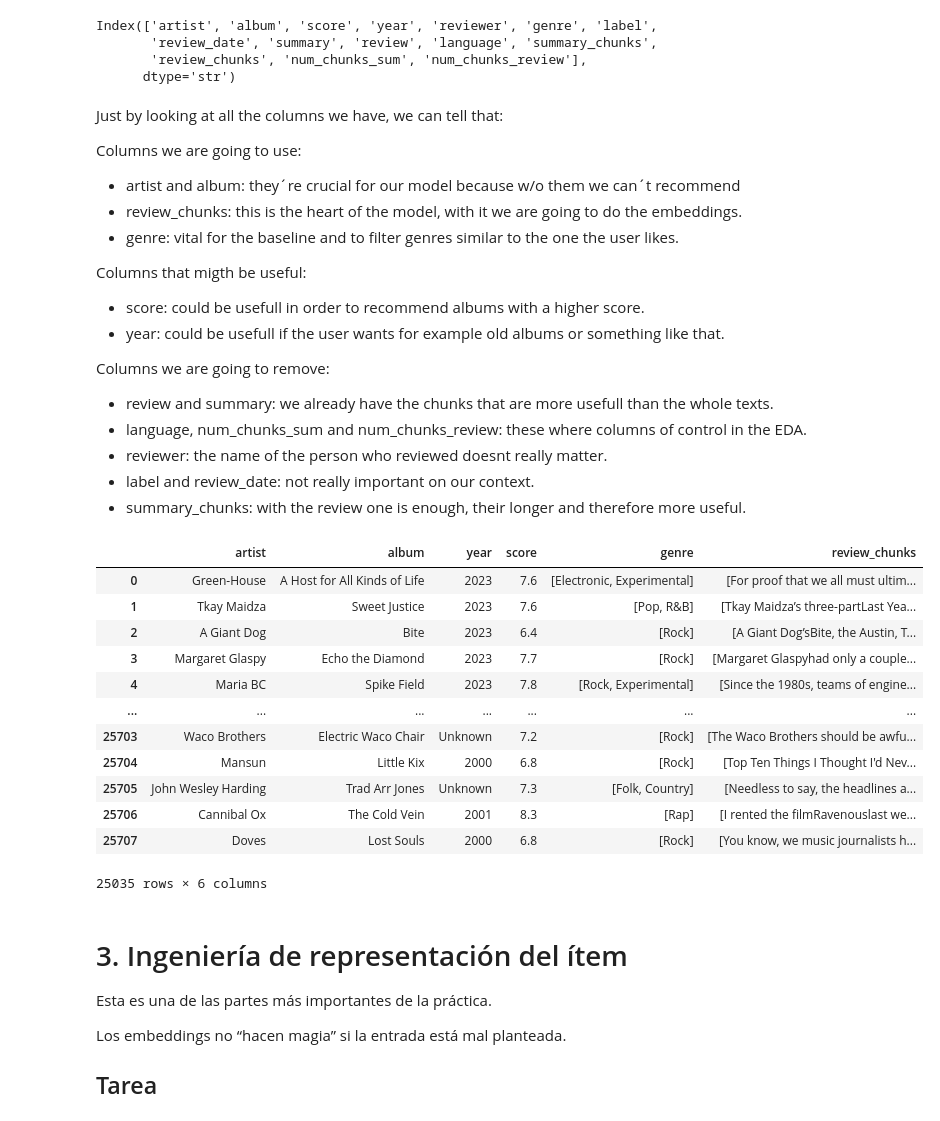
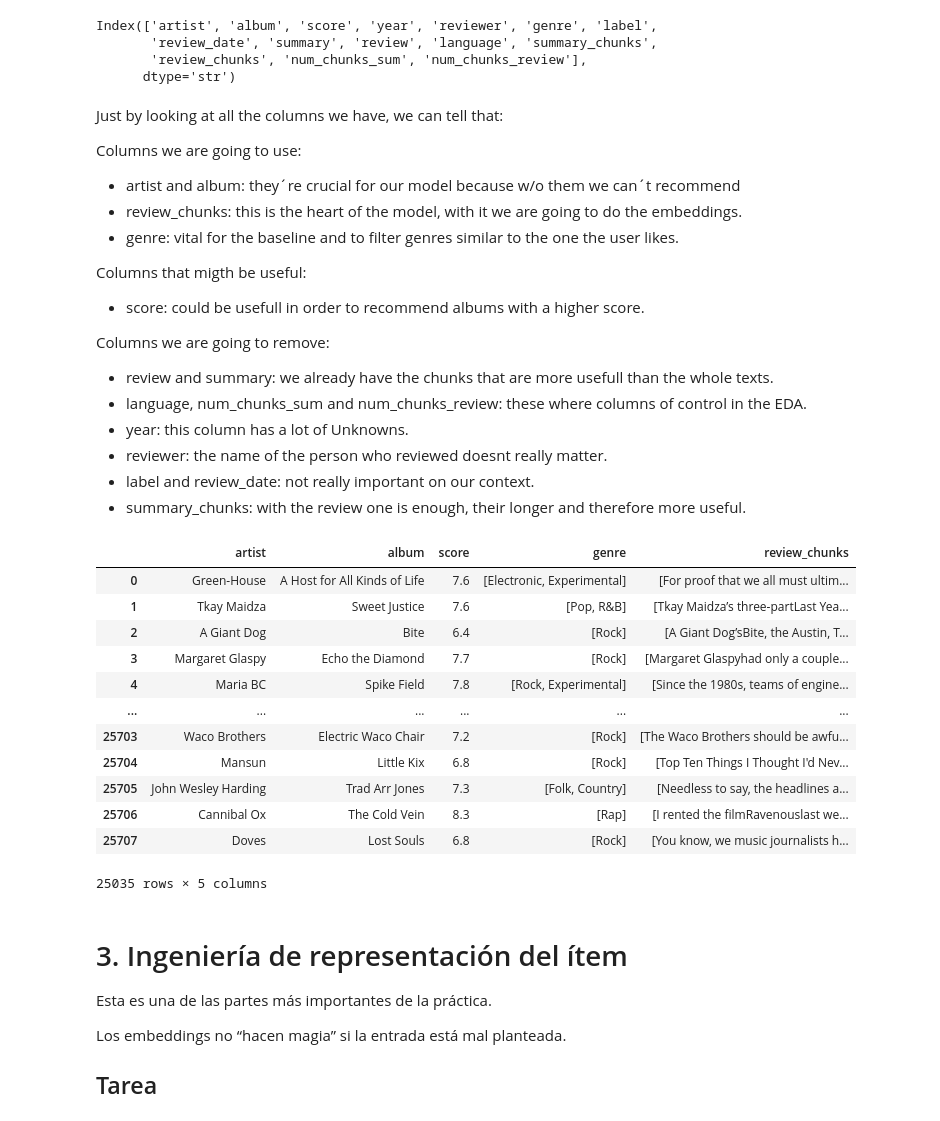
Before and after one commit to carlotaprosper/Music-Recommendator, a Jupyter notebook: enunciado_practica_recomendador_embeddings_modernos.ipynb, the cells around one changed output. Cells and saved outputs as stored; diff of their text form; code cells hidden in the pictures.

Commit message:
final engineer

```diff
--- a/enunciado_practica_recomendador_embeddings_modernos.ipynb
+++ b/enunciado_practica_recomendador_embeddings_modernos.ipynb
@@ -676,31 +675,31 @@ Columns we are going to use:
 
 Columns that migth be useful:
 - score: could be usefull in order to recommend albums with a higher score.
-- year: could be usefull if the user wants for example old albums or something like that.
 
 Columns we are going to remove:
 - review and summary: we already have the chunks that are more usefull than the whole texts.
 - language, num_chunks_sum and num_chunks_review: these where columns of control in the EDA.
+- year: this column has a lot of Unknowns.
 - reviewer: the name of the person who reviewed doesnt really matter.
 - label and review_date: not really important on our context.
 - summary_chunks: with the review one is enough, their longer and therefore more useful.
 # %%
-music_final = music[['artist', 'album', 'year', 'score', 'genre', 'review_chunks']].copy()
+music_final = music[['artist', 'album', 'score', 'genre', 'review_chunks']].copy()
 display(music_final.sort_index(ascending=True))
 # %% [output]
-|  | artist | album | year | score | genre | review_chunks |
-| 0 | Green-House | A Host for All Kinds of Life | 2023 | 7.6 | [Electronic, Experimental] | [For proof that we all must ultim... |
-| 1 | Tkay Maidza | Sweet Justice | 2023 | 7.6 | [Pop, R&B] | [Tkay Maidza’s three-partLast Yea... |
-| 2 | A Giant Dog | Bite | 2023 | 6.4 | [Rock] | [A Giant Dog’sBite, the Austin, T... |
-| 3 | Margaret Glaspy | Echo the Diamond | 2023 | 7.7 | [Rock] | [Margaret Glaspyhad only a couple... |
-| 4 | Maria BC | Spike Field | 2023 | 7.8 | [Rock, Experimental] | [Since the 1980s, teams of engine... |
-| ... | ... | ... | ... | ... | ... | ... |
-| 25703 | Waco Brothers | Electric Waco Chair | Unknown | 7.2 | [Rock] | [The Waco Brothers should be awfu... |
-| 25704 | Mansun | Little Kix | 2000 | 6.8 | [Rock] | [Top Ten Things I Thought I'd Nev... |
-| 25705 | John Wesley Harding | Trad Arr Jones | Unknown | 7.3 | [Folk, Country] | [Needless to say, the headlines a... |
-| 25706 | Cannibal Ox | The Cold Vein | 2001 | 8.3 | [Rap] | [I rented the filmRavenouslast we... |
-| 25707 | Doves | Lost Souls | 2000 | 6.8 | [Rock] | [You know, we music journalists h... |
+|  | artist | album | score | genre | review_chunks |
+| 0 | Green-House | A Host for All Kinds of Life | 7.6 | [Electronic, Experimental] | [For proof that we all must ultim... |
+| 1 | Tkay Maidza | Sweet Justice | 7.6 | [Pop, R&B] | [Tkay Maidza’s three-partLast Yea... |
+| 2 | A Giant Dog | Bite | 6.4 | [Rock] | [A Giant Dog’sBite, the Austin, T... |
+| 3 | Margaret Glaspy | Echo the Diamond | 7.7 | [Rock] | [Margaret Glaspyhad only a couple... |
+| 4 | Maria BC | Spike Field | 7.8 | [Rock, Experimental] | [Since the 1980s, teams of engine... |
+| ... | ... | ... | ... | ... | ... |
+| 25703 | Waco Brothers | Electric Waco Chair | 7.2 | [Rock] | [The Waco Brothers should be awfu... |
+| 25704 | Mansun | Little Kix | 6.8 | [Rock] | [Top Ten Things I Thought I'd Nev... |
+| 25705 | John Wesley Harding | Trad Arr Jones | 7.3 | [Folk, Country] | [Needless to say, the headlines a... |
+| 25706 | Cannibal Ox | The Cold Vein | 8.3 | [Rap] | [I rented the filmRavenouslast we... |
+| 25707 | Doves | Lost Souls | 6.8 | [Rock] | [You know, we music journalists h... |
-25035 rows × 6 columns
+25035 rows × 5 columns
 # %% [markdown]
 # 3. Ingeniería de representación del ítem
 
```
Also changed, not shown: parts of 5 cells of this notebook, 1 other file.
